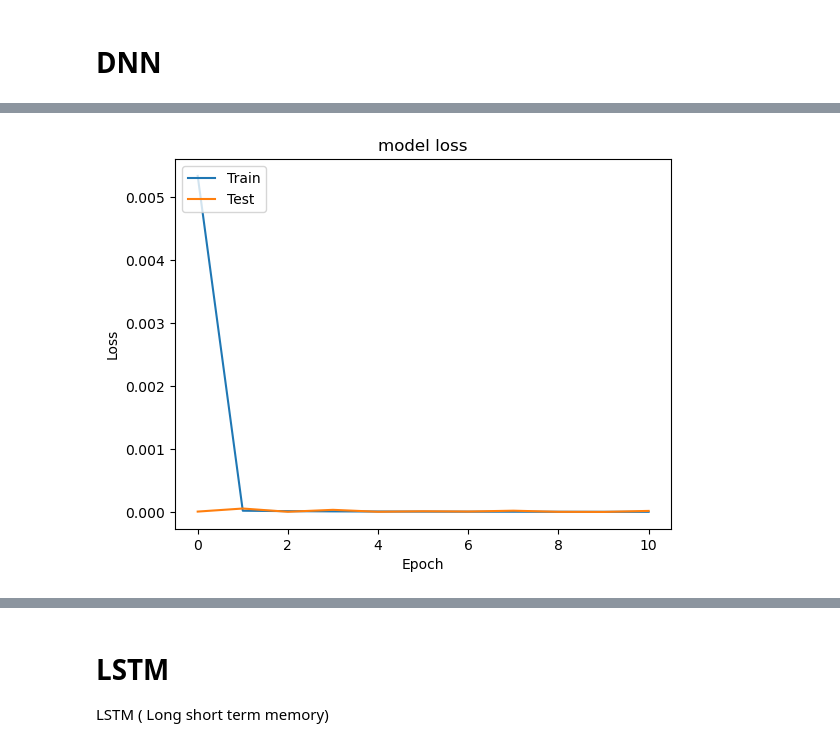
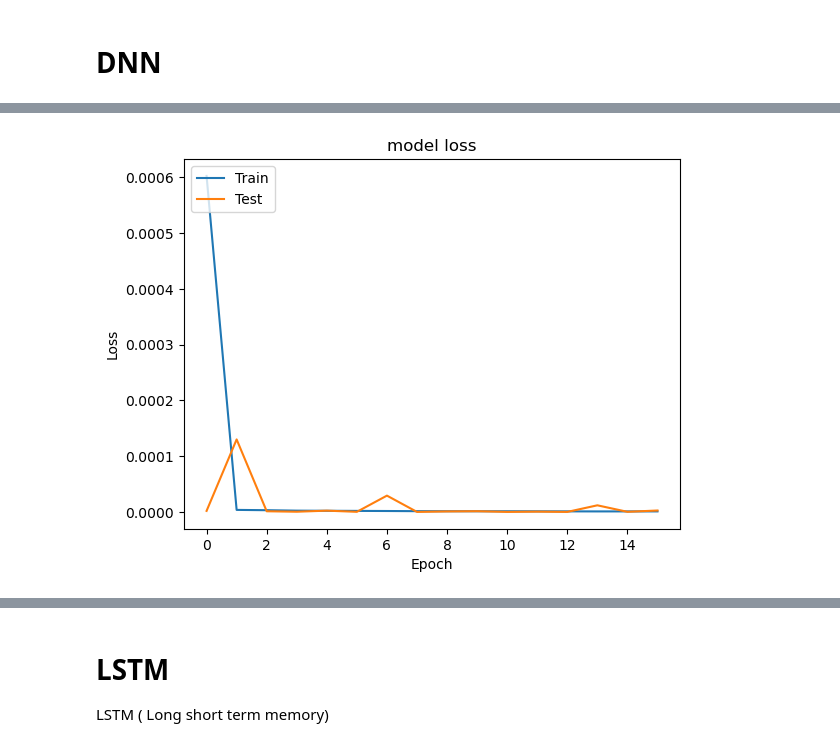
Before and after one commit to BhawitBalodi/State-Of-Health-Of-Battery, a Jupyter notebook: SOC_estimation.ipynb, the cells around one changed output, grey strips where cells are left out. Cells and saved outputs as stored; diff of their text form; code cells hidden in the pictures.

```diff
--- a/SOC_estimation.ipynb
+++ b/SOC_estimation.ipynb
@@ -111,9 +163,11 @@ callback = EarlyStopping(
+# %%
+Nomical_capa = df.pop('Nominal_Capacity')
 # %%
 from sklearn import preprocessing
 from sklearn.preprocessing import MinMaxScaler
 scaler = MinMaxScaler()
 
-numericals = ['Time','Potential','Current','Charge','SOC'] # Not Normalizing the Y(target Variable) - which is SOC
+numericals = ['Time','Potential','Current','Charge', 'Capacity','SOC'] # Not Normalizing the Y(target Variable) - which is SOC
 df[numericals] = scaler.fit_transform(df[numericals])
 # %%
 df.head()
@@ -144,7 +197,7 @@ memory usage: 13.0 MB
 # %% [markdown]
 # Spliting the Data into train and test
 # %%
-Y = df.pop('Capacity')
+Y = df.pop('SOC')
 X = df
 # %%
 X_train, X_test, Y_train, Y_test = train_test_split(X,Y,test_size = 0.2)
@@ -262,16 +421,16 @@ plt.show()
 # %%
 tf.random.set_seed(42)
 
-model__1_1 = tf.keras.Sequential([tf.keras.layers.Dense(50, activation='linear'),
-                                  tf.keras.layers.Dense(30, activation='linear'),
-                                  tf.keras.layers.Dense(10, activation = 'linear'),
+model_4 = tf.keras.Sequential([tf.keras.layers.Dense(50,activation='relu'),
+                                  tf.keras.layers.Dense(20),
+                                  tf.keras.layers.Dense(10, activation = 'relu'),
                                   tf.keras.layers.Dense(1,activation = 'linear')])
 
-model__1_1.compile(loss = tf.keras.metrics.mean_squared_error,
-                optimizer = tf.keras.optimizers.Adam(learning_rate=0.001,decay = 0.0001),
-                metrics=[tf.keras.metrics.RootMeanSquaredError(name='rmse'),'mae','mse'])
+model_4.compile(loss = tf.keras.metrics.mean_squared_error,
+                optimizer = tf.keras.optimizers.Adam(learning_rate=0.001),
+                metrics=[tf.keras.metrics.RootMeanSquaredError(name='rmse'),'mae','mse','mape'])
 
 #here using callback feature
-history_1_1 = model__1_1.fit(X_train,Y_train, epochs= 100,validation_data=(X_test,Y_test),callbacks = callback)
+history_4 = model_4.fit(X_train,Y_train, epochs= 100,validation_data=(X_test,Y_test),callbacks = callback)
 # %% [output]
 Epoch 1/100
@@ -294,4 +453,4 @@ Epoch 11: early stopping
 # %%
-plot_his(history_1_1)
+plot_his(history_4)
 # %% [output]
-[figure, old version]
+[figure, new version]
```
Also changed, not shown: parts of 110 cells of this notebook.
